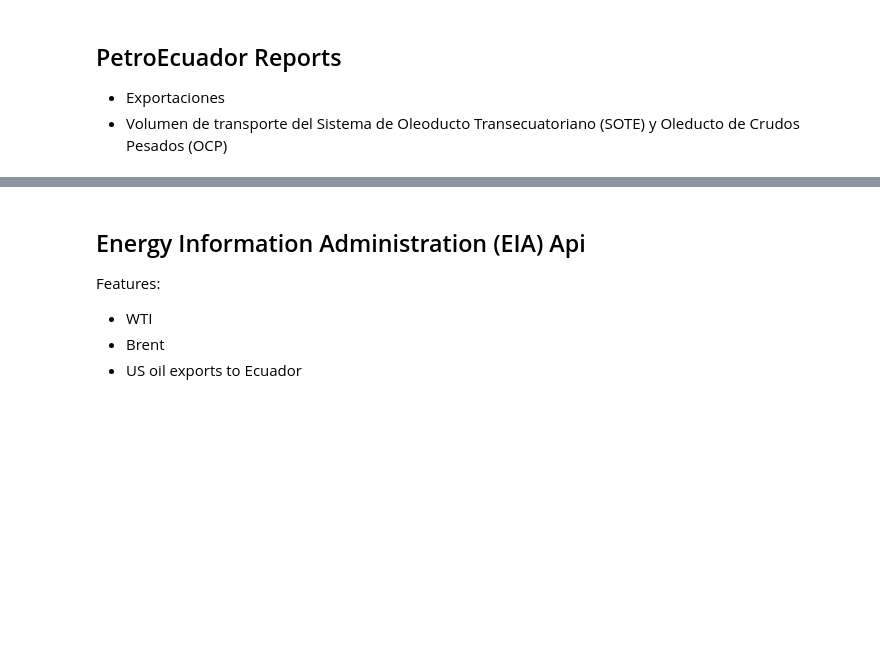
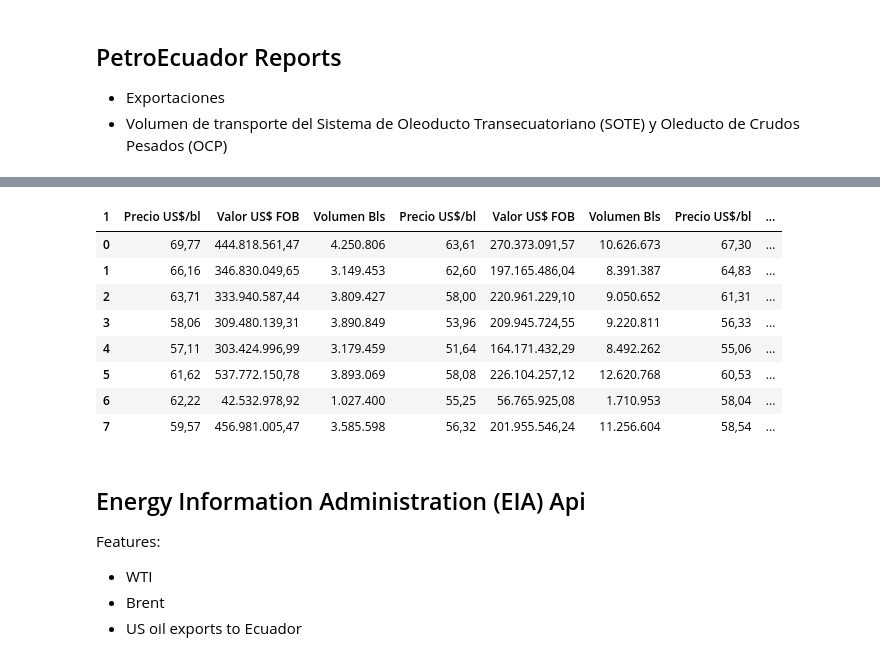
Before and after one commit to SalazarV4/oil-optimization, a Jupyter notebook: notebooks/data_collection.ipynb, the cells around one changed output, grey strips where cells are left out. Drawn from its saved outputs; the diff is of its cells as text; code cells hidden in the pictures; blank space fills up the shorter version.

Commit message:
Data pipeline scripting

```diff
--- a/notebooks/data_collection.ipynb
+++ b/notebooks/data_collection.ipynb
@@ -218,5 +218,5 @@ data.reset_index(drop=True).rename(columns={3:'Total'})
 # %%
 import tabula
 
-data = tabula.read_pdf('https://www.eppetroecuador.ec/wp-content/uploads/downloads/2025/09/INFORME-ESTADISTICO-MENSUAL-AGOSTO-2025-2.pdf', pages=['54','22'])
+data = tabula.read_pdf('https://www.eppetroecuador.ec/wp-content/uploads/downloads/2025/09/INFORME-ESTADISTICO-MENSUAL-AGOSTO-2025-2.pdf', pages=['22','54'])
 # %% [output]
@@ -273,3 +274,20 @@ data[0]
+# %%
+df_exports = data[1].iloc[:,1:]
+max_idx = df_exports[df_exports.iloc[:,0].isnull()].index[1]
+df_exports.columns = df_exports.iloc[1,:].apply(lambda x:x.replace('\r',' '))
+df_exports = df_exports.iloc[3:max_idx,1:].reset_index(drop=True,names={'1':None})
+# %%
+df_exports
+# %% [output]
+| 1 | Precio US$/bl | Valor US$ FOB | Volumen Bls | Precio US$/bl | Valor US$ FOB | Volumen Bls | Precio US$/bl | ... |
+| 0 | 69,77 | 444.818.561,47 | 4.250.806 | 63,61 | 270.373.091,57 | 10.626.673 | 67,30 | ... |
+| 1 | 66,16 | 346.830.049,65 | 3.149.453 | 62,60 | 197.165.486,04 | 8.391.387 | 64,83 | ... |
+| 2 | 63,71 | 333.940.587,44 | 3.809.427 | 58,00 | 220.961.229,10 | 9.050.652 | 61,31 | ... |
+| 3 | 58,06 | 309.480.139,31 | 3.890.849 | 53,96 | 209.945.724,55 | 9.220.811 | 56,33 | ... |
+| 4 | 57,11 | 303.424.996,99 | 3.179.459 | 51,64 | 164.171.432,29 | 8.492.262 | 55,06 | ... |
+| 5 | 61,62 | 537.772.150,78 | 3.893.069 | 58,08 | 226.104.257,12 | 12.620.768 | 60,53 | ... |
+| 6 | 62,22 | 42.532.978,92 | 1.027.400 | 55,25 | 56.765.925,08 | 1.710.953 | 58,04 | ... |
+| 7 | 59,57 | 456.981.005,47 | 3.585.598 | 56,32 | 201.955.546,24 | 11.256.604 | 58,54 | ... |
 # %% [markdown]
 ## Energy Information Administration (EIA) Api
 Features:
```
Also changed, not shown: parts of 13 cells of this notebook, 12 other files.
